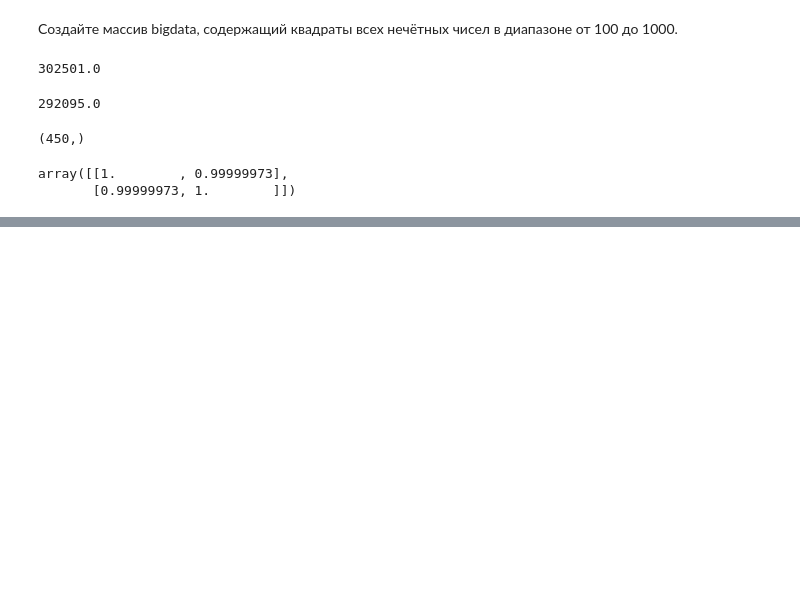
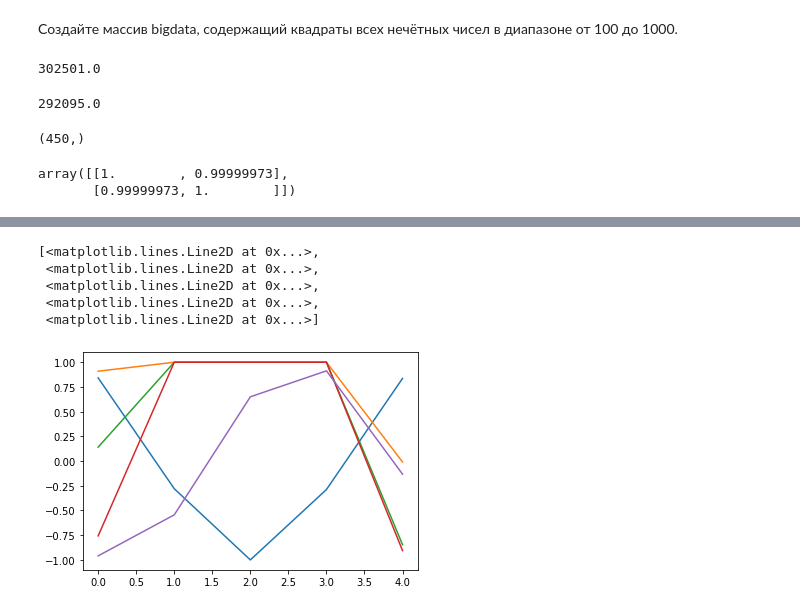
Before and after one commit to tempcat07/numpy, a Jupyter notebook: mynump.ipynb, the cells around one changed output, grey strips where cells are left out. Cells and saved outputs as stored; diff of their text form; code cells hidden in the pictures; blank space fills up the shorter version.

```diff
--- a/mynump.ipynb
+++ b/mynump.ipynb
@@ -779,0 +793,9 @@ array([[1.        , 0.99999973],
+# %%
+plt.plot(my_sin)
+# %% [output]
+[<matplotlib.lines.Line2D at 0x...>,
+ <matplotlib.lines.Line2D at 0x...>,
+ <matplotlib.lines.Line2D at 0x...>,
+ <matplotlib.lines.Line2D at 0x...>,
+ <matplotlib.lines.Line2D at 0x...>]
+[figure, added]
```
Also changed, not shown: parts of 8 cells of this notebook.
